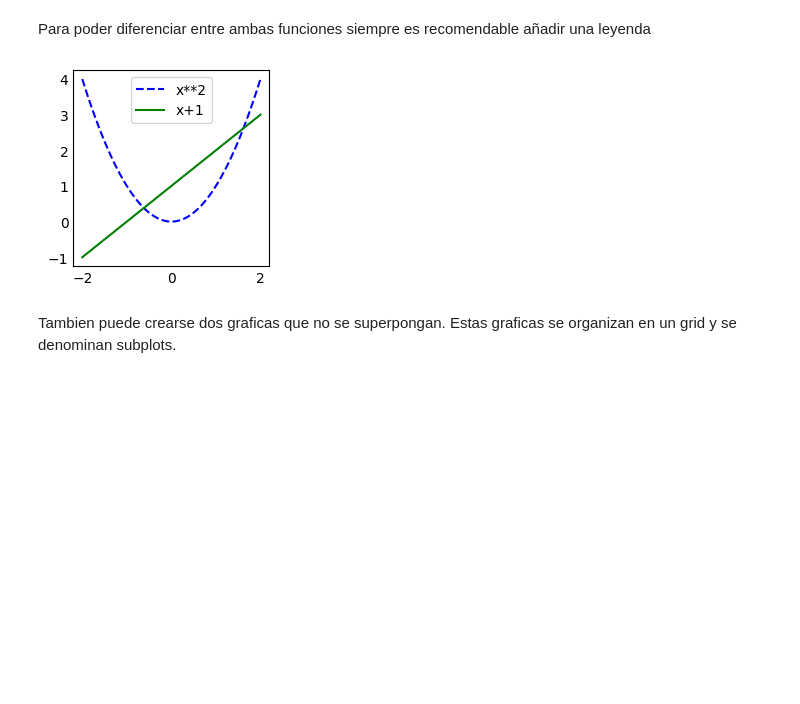
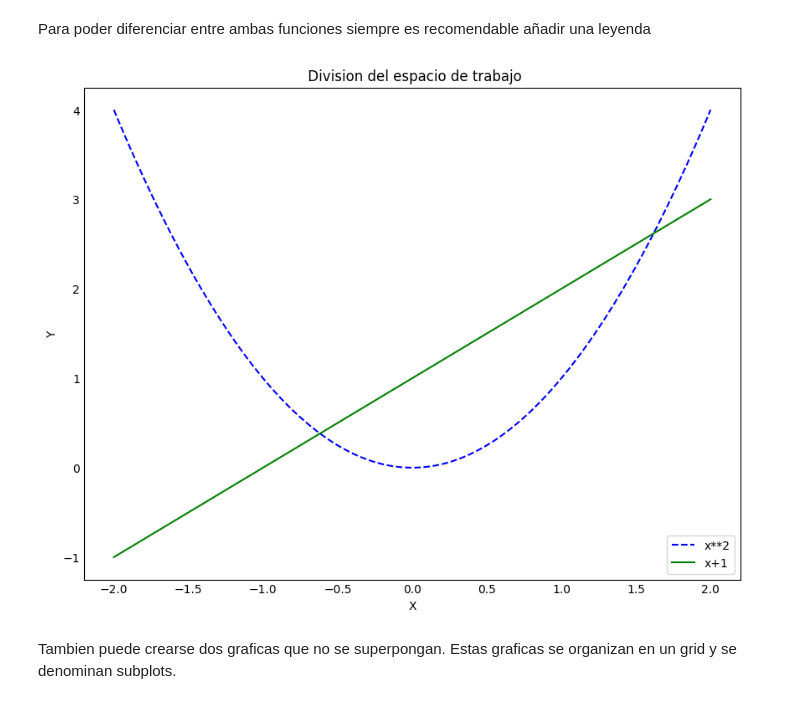
Before and after one commit to jorgenriquez/Inteligencia_artificial, a Jupyter notebook: Clase_02_Inteligencia_artificial.ipynb, the cells around one changed output. Saved outputs shown, nothing was run; the diff lists cells and outputs as text; code cells hidden in the pictures; blank space fills up the shorter version.

```diff
--- a/Clase_02_Inteligencia_artificial.ipynb
+++ b/Clase_02_Inteligencia_artificial.ipynb
@@ -117,16 +117,19 @@ plt.show()
 Para poder diferenciar entre ambas funciones siempre es recomendable añadir una leyenda
 # %%
 import numpy as np
+plt.figure(figsize=(8,6)) # Que tan grande queremos el espacio de trabajo
 x = np.linspace(-2, 2, 500)
 y = x**2
 y2 = x + 1
-
 plt.plot(x, y, 'b--', label="x**2")
 plt.plot(x, y2, 'g', label="x+1")
+plt.title(" Division del espacio de trabajo")
+plt.xlabel("X")
+plt.ylabel("Y")
 plt.legend(loc="best") # La situa en la mejor localización
 plt.show()
 # %% [output]
-[figure, old version]
+[figure, new version]
 # %% [markdown]
 Tambien puede crearse dos graficas que no se superpongan. Estas graficas se organizan en un grid y se denominan subplots.
 # %%
```
Also changed, not shown: parts of 2 cells of this notebook.
